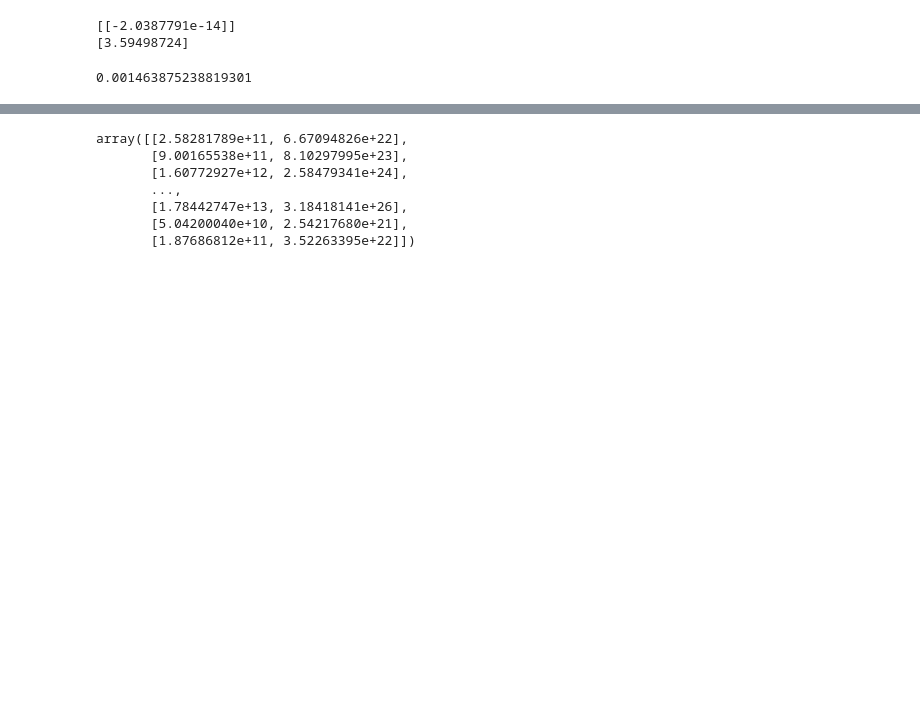
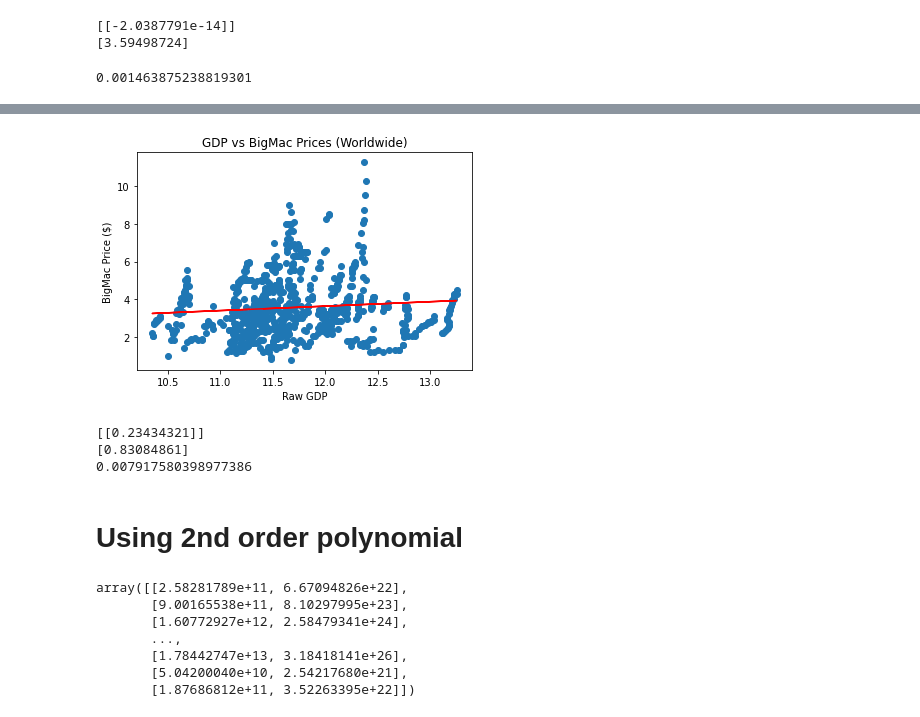
Before and after one commit to bolwerk-b/Final-Project, a Jupyter notebook: machine learning/Machine_Learning_three_regression_models-using_raw_GDP.ipynb, the cells around one changed output, grey strips where cells are left out. Cells and saved outputs as stored; diff of their text form; code cells hidden in the pictures; blank space fills up the shorter version.

```diff
--- a/machine learning/Machine_Learning_three_regression_models-using_raw_GDP.ipynb
+++ b/machine learning/Machine_Learning_three_regression_models-using_raw_GDP.ipynb
@@ -133,0 +143,6 @@ print(model.score(X,y))
+# %%
+# Defining log10(GDP) as the independant variable (feature)
+X =df.GDP_log10.values.reshape(-1,1)
+
+# Target (y) remains the same as previous
+y= df.dollar_price.values.reshape(-1,1)
@@ -134,3 +151,34 @@ print(model.score(X,y))
+# %%
+# Instantiate linear regression model
+model = LinearRegression()
+
+# training the model
+model.fit(X,y)
+
+y_pred = model.predict(X)
+# %%
+# Scatter plot including the regression curve
+plt.scatter(X, y)
+plt.plot(X, y_pred, color='red')
+plt.title('GDP vs BigMac Prices (Worldwide)')
+plt.xlabel('Raw GDP')
+plt.ylabel('BigMac Price ($)')
+plt.show()
+# %% [output]
+[figure, added]
+# %%
+# Printing coefficient and y-intercept
+print(model.coef_)
+print(model.intercept_)
+
+# R-square for the model
+print(model.score(X,y))
+# %% [output]
+[[0.23434321]]
+[0.83084861]
+0.007917580398977386
+# %% [markdown]
+# Using 2nd order polynomial
 # %%
 # Import dependencies
 from sklearn.preprocessing import PolynomialFeatures
```
Also changed, not shown: parts of 12 cells of this notebook.
